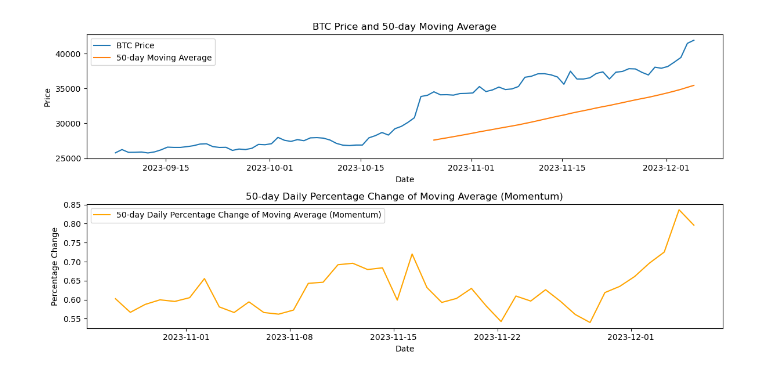
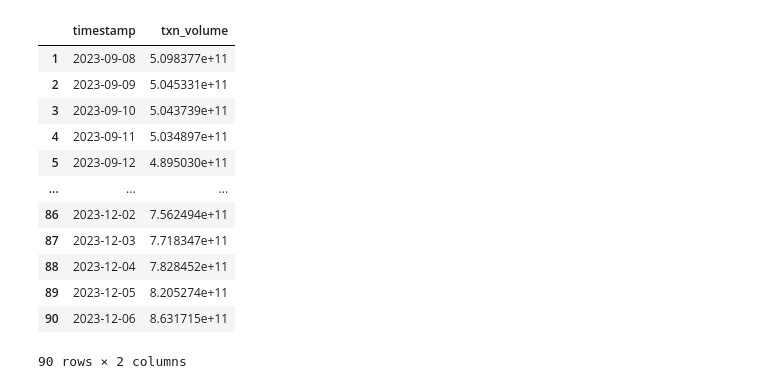
Before and after one commit to Yashk127/CryptoMoodIndex, a Jupyter notebook: Crypto Mood Index 1.ipynb, the cells around one changed output. Cells and saved outputs as stored; diff of their text form; code cells hidden in the pictures.

```diff
--- a/Crypto Mood Index 1.ipynb
+++ b/Crypto Mood Index 1.ipynb
@@ -43,25 +34,36 @@ df
-# %%
-# Plotting
-plt.figure(figsize=(12, 6))
-
-# Plot BTC Price
-plt.subplot(2, 1, 1)
-plt.plot(df['timestamp'], df['price'], label='BTC Price')
-plt.plot(df['timestamp'], df['moving_average_50d'], label='50-day Moving Average', linestyle='-')
-plt.title('BTC Price and 50-day Moving Average')
-plt.xlabel('Date')
-plt.ylabel('Price')
-plt.legend()
-
-# Plot Daily Percentage Change of Moving Average (Momentum)
-plt.subplot(2, 1, 2)
-plt.plot(df['timestamp'], df['momentum_50d'], color='orange', label='50-day Daily Percentage Change of Moving Average (Momentum)')
-plt.title('50-day Daily Percentage Change of Moving Average (Momentum)')
-plt.xlabel('Date')
-plt.ylabel('Percentage Change')
-plt.legend()
-
-plt.tight_layout()
-plt.show()
-# %% [output]
-[figure, removed]
+# %%
+# Load the Bitcoin 90 days data from the JSON file
+with open('bitcoin_90_days.json', 'r') as json_file:
+    bitcoin_90_days_data = json.load(json_file)
+
+# Extract relevant information from the dataset
+timestamps_volume = [entry[0] for entry in bitcoin_90_days_data['stats']]
+txn_volumes = [entry[1] for entry in bitcoin_90_days_data['stats']]
+
+# Create a DataFrame
+volume_df = pd.DataFrame({'timestamp': timestamps_volume, 'txn_volume': txn_volumes})
+
+# Convert the timestamp to a datetime object
+volume_df['timestamp'] = pd.to_datetime(volume_df['timestamp'], unit='ms').dt.date
+
+# Group by timestamp and take the first txn_volume for each date
+volume_df = volume_df.groupby('timestamp', as_index=False).first()
+
+# Drop the first row
+volume_df = volume_df.iloc[1:]
+# %%
+volume_df
+# %% [output]
+|  | timestamp | txn_volume |
+| 1 | 2023-09-08 | 5.098377e+11 |
+| 2 | 2023-09-09 | 5.045331e+11 |
+| 3 | 2023-09-10 | 5.043739e+11 |
+| 4 | 2023-09-11 | 5.034897e+11 |
+| 5 | 2023-09-12 | 4.895030e+11 |
+| ... | ... | ... |
+| 86 | 2023-12-02 | 7.562494e+11 |
+| 87 | 2023-12-03 | 7.718347e+11 |
+| 88 | 2023-12-04 | 7.828452e+11 |
+| 89 | 2023-12-05 | 8.205274e+11 |
+| 90 | 2023-12-06 | 8.631715e+11 |
+90 rows × 2 columns
```
Also changed, not shown: parts of 15 cells of this notebook.
